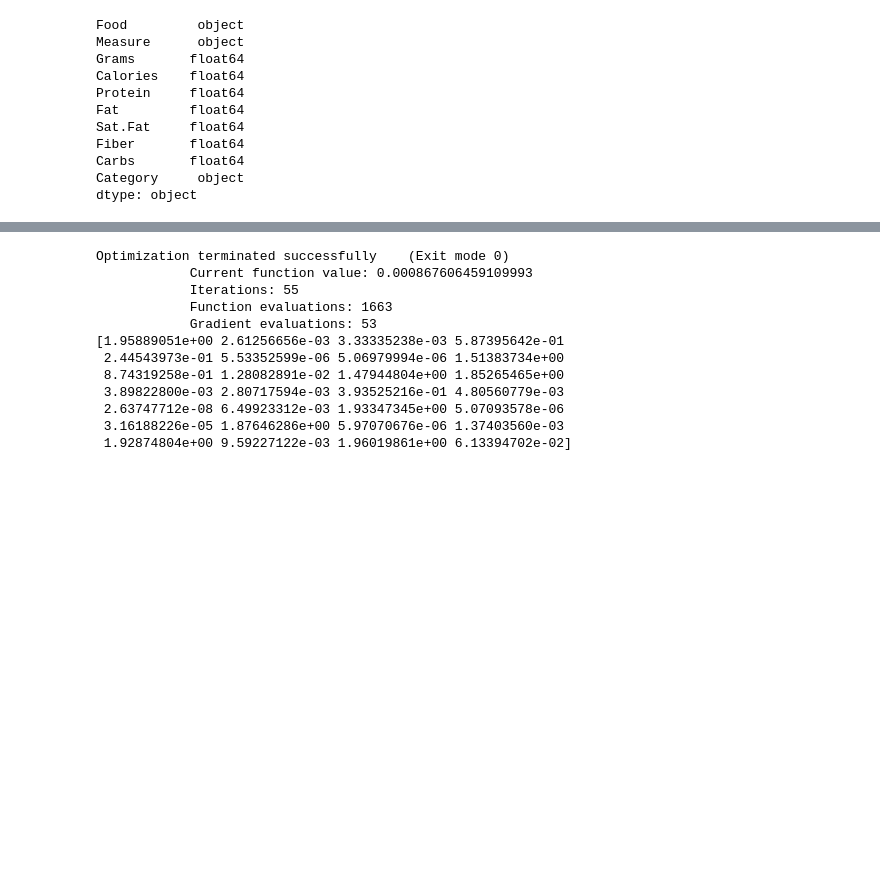
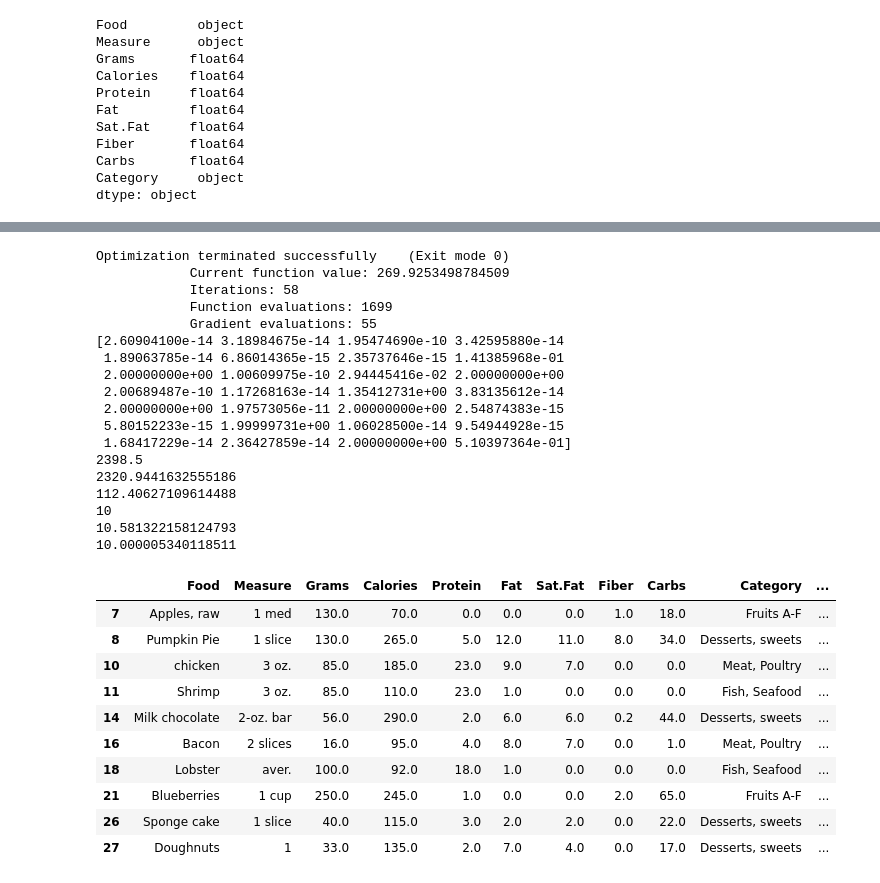
Before and after one commit to matthewtg00/CSE-543T-Final-Project, a Jupyter notebook: nutrients.ipynb, the cells around one changed output, grey strips where cells are left out. Drawn from its saved outputs; the diff is of its cells as text; code cells hidden in the pictures; blank space fills up the shorter version.

```diff
--- a/nutrients.ipynb
+++ b/nutrients.ipynb
@@ -232,7 +232,7 @@ def volume_constraint(x):
 
 # At most choose 10 items
 def items_constraint_upper(x):
-    return -(np.sum(sigmoid(100*x)-0.5)-9.9)
+    return -(2*np.sum(sigmoid(100*x)-0.5)-9.9)
 
 
 partial_lower_calorie_constraint = partial(lower_calorie_constraint, required_calories=required_calories)
@@ -248,22 +248,57 @@ constraints = [{'type': 'ineq', 'fun': partial_lower_calorie_constraint},
                {'type': 'ineq', 'fun': items_constraint_upper}]
 
 bounds = [(0,2)] * df.shape[0]
-# %%
-x0 = np.zeros(df.shape[0])
-options = {"disp": True, "maxiter": 5000}
-result = opt.minimize(partial_diet_optimization, x0, method='SLSQP', bounds=bounds, constraints=constraints,options=options)
-print(result.x)
-# %% [output]
-Optimization terminated successfully    (Exit mode 0)
-            Current function value: 0.000867606459109993
-            Iterations: 55
-            Function evaluations: 1663
-            Gradient evaluations: 53
-[1.95889051e+00 2.61256656e-03 3.33335238e-03 5.87395642e-01
- 2.44543973e-01 5.53352599e-06 5.06979994e-06 1.51383734e+00
- 8.74319258e-01 1.28082891e-02 1.47944804e+00 1.85265465e+00
- 3.89822800e-03 2.80717594e-03 3.93525216e-01 4.80560779e-03
- 2.63747712e-08 6.49923312e-03 1.93347345e+00 5.07093578e-06
- 3.16188226e-05 1.87646286e+00 5.97070676e-06 1.37403560e-03
- 1.92874804e+00 9.59227122e-03 1.96019861e+00 6.13394702e-02]
+# %%
+x0 = np.zeros(df.shape[0])
+options = {"disp": True, "maxiter": 5000}
+result = opt.minimize(partial_diet_optimization, x0, method='SLSQP', bounds=bounds, constraints=constraints,options=options)
+print(result.x)
+
+calorie = np.sum(np.multiply(df['Calories'], result.x))
+fat = np.sum(np.multiply(df['Fat'], result.x))
+carbs = np.sum(np.multiply(df['Carbs'], result.x))
+protein = np.sum(np.multiply(df['Protein'], result.x))
+taste = np.sum(result.x**df['taste_factor'])
+preference = np.sum(np.multiply(df['preference_factor'], result.x))
+grams = (np.multiply(df['Grams'], result.x))
+
+print(required_calories)
+print(calorie)
+print(protein)
+print((result.x>0.01).sum())
+print(taste)
+print(preference)
+df['diet'] = result.x
+df_filtered = df[df['diet'] > 0.01]
+df_filtered
+# %% [output]
+Optimization terminated successfully    (Exit mode 0)
+            Current function value: 269.9253498784509
+            Iterations: 58
+            Function evaluations: 1699
+            Gradient evaluations: 55
+[2.60904100e-14 3.18984675e-14 1.95474690e-10 3.42595880e-14
+ 1.89063785e-14 6.86014365e-15 2.35737646e-15 1.41385968e-01
+ 2.00000000e+00 1.00609975e-10 2.94445416e-02 2.00000000e+00
+ 2.00689487e-10 1.17268163e-14 1.35412731e+00 3.83135612e-14
+ 2.00000000e+00 1.97573056e-11 2.00000000e+00 2.54874383e-15
+ 5.80152233e-15 1.99999731e+00 1.06028500e-14 9.54944928e-15
+ 1.68417229e-14 2.36427859e-14 2.00000000e+00 5.10397364e-01]
+2398.5
+2320.9441632555186
+112.40627109614488
+10
+10.581322158124793
+10.000005340118511
+|  | Food | Measure | Grams | Calories | Protein | Fat | Sat.Fat | Fiber | Carbs | Category | ... |
+| 7 | Apples, raw | 1 med | 130.0 | 70.0 | 0.0 | 0.0 | 0.0 | 1.0 | 18.0 | Fruits A-F | ... |
+| 8 | Pumpkin Pie | 1 slice | 130.0 | 265.0 | 5.0 | 12.0 | 11.0 | 8.0 | 34.0 | Desserts, sweets | ... |
+| 10 | chicken | 3 oz. | 85.0 | 185.0 | 23.0 | 9.0 | 7.0 | 0.0 | 0.0 | Meat, Poultry | ... |
+| 11 | Shrimp | 3 oz. | 85.0 | 110.0 | 23.0 | 1.0 | 0.0 | 0.0 | 0.0 | Fish, Seafood | ... |
+| 14 | Milk chocolate | 2-oz. bar | 56.0 | 290.0 | 2.0 | 6.0 | 6.0 | 0.2 | 44.0 | Desserts, sweets | ... |
+| 16 | Bacon | 2 slices | 16.0 | 95.0 | 4.0 | 8.0 | 7.0 | 0.0 | 1.0 | Meat, Poultry | ... |
+| 18 | Lobster | aver. | 100.0 | 92.0 | 18.0 | 1.0 | 0.0 | 0.0 | 0.0 | Fish, Seafood | ... |
+| 21 | Blueberries | 1 cup | 250.0 | 245.0 | 1.0 | 0.0 | 0.0 | 2.0 | 65.0 | Fruits A-F | ... |
+| 26 | Sponge cake | 1 slice | 40.0 | 115.0 | 3.0 | 2.0 | 2.0 | 0.0 | 22.0 | Desserts, sweets | ... |
+| 27 | Doughnuts | 1 | 33.0 | 135.0 | 2.0 | 7.0 | 4.0 | 0.0 | 17.0 | Desserts, sweets | ... |
 # %%
```
Also changed, not shown: parts of 2 cells of this notebook.
